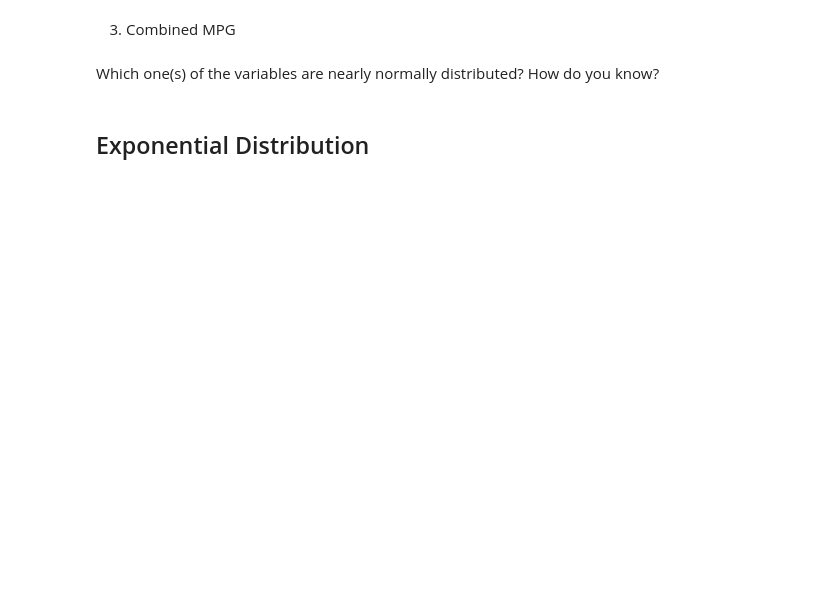
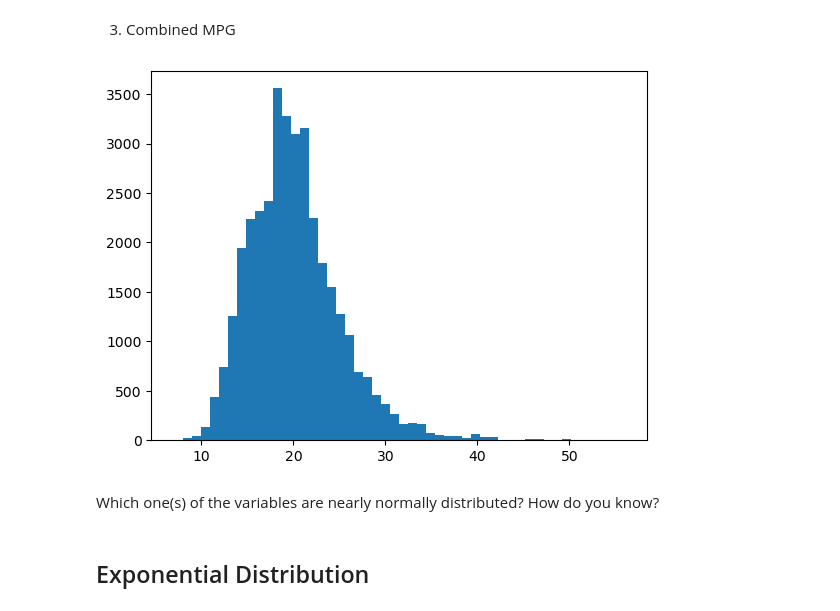
Before and after one commit to Ironhack-Data-Madrid-Abril-2023/6.1-lab_continuous_probability_distributions, a Jupyter notebook: your-code/main.ipynb, the cells around one changed output. Cells and saved outputs as stored; diff of their text form; code cells hidden in the pictures; blank space fills up the shorter version.

```diff
--- a/your-code/main.ipynb
+++ b/your-code/main.ipynb
@@ -137,6 +151,11 @@ Then plot the histograms for the following variables:
 3. Combined MPG
 # %%
 # your code here
+plt.hist(vehicles['Combined MPG'], bins=50)
+
+plt.show()
+# %% [output]
+[figure, added]
 # %% [markdown]
 Which one(s) of the variables are nearly normally distributed? How do you know?
 # %%
```
Also changed, not shown: parts of 4 cells of this notebook.
